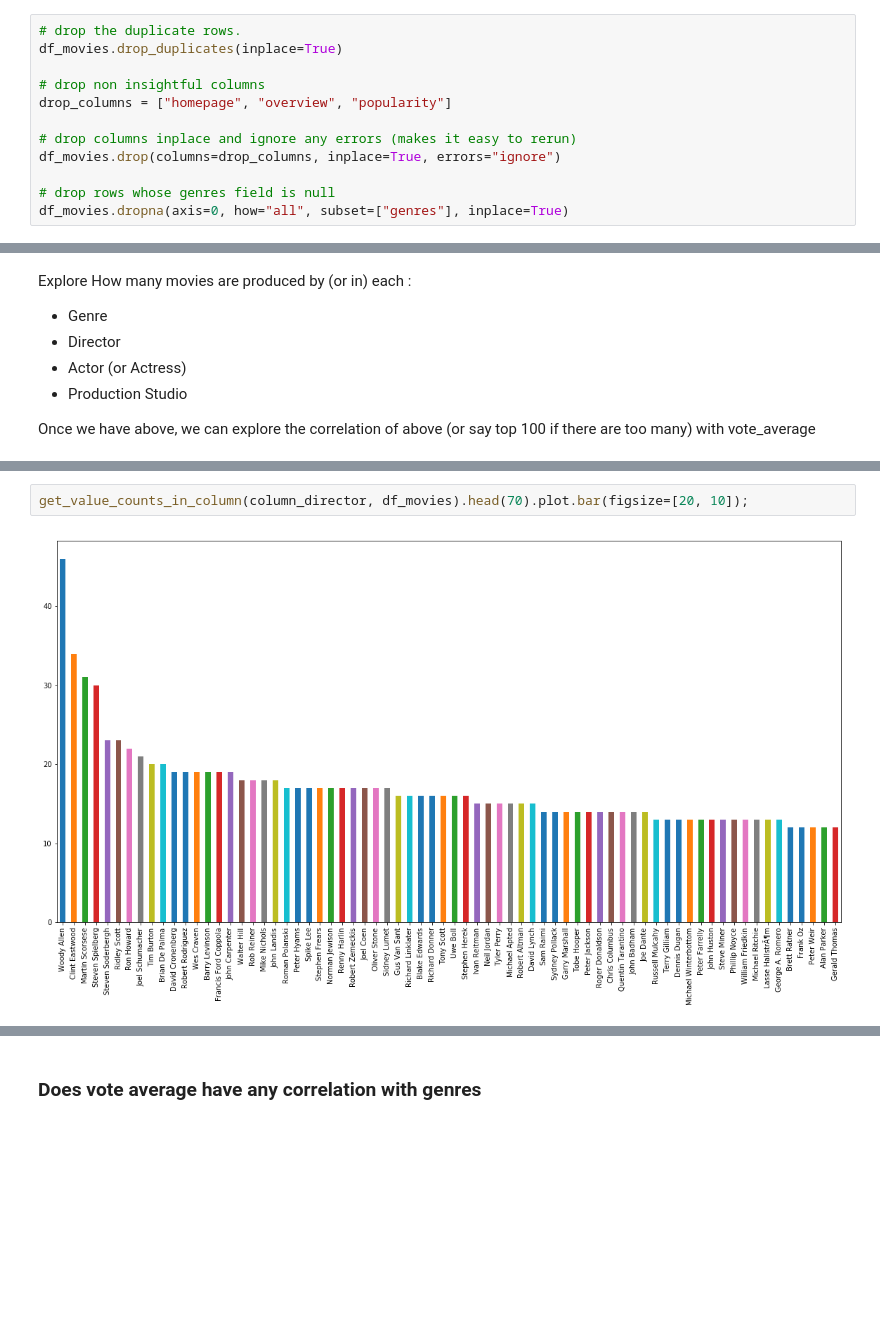
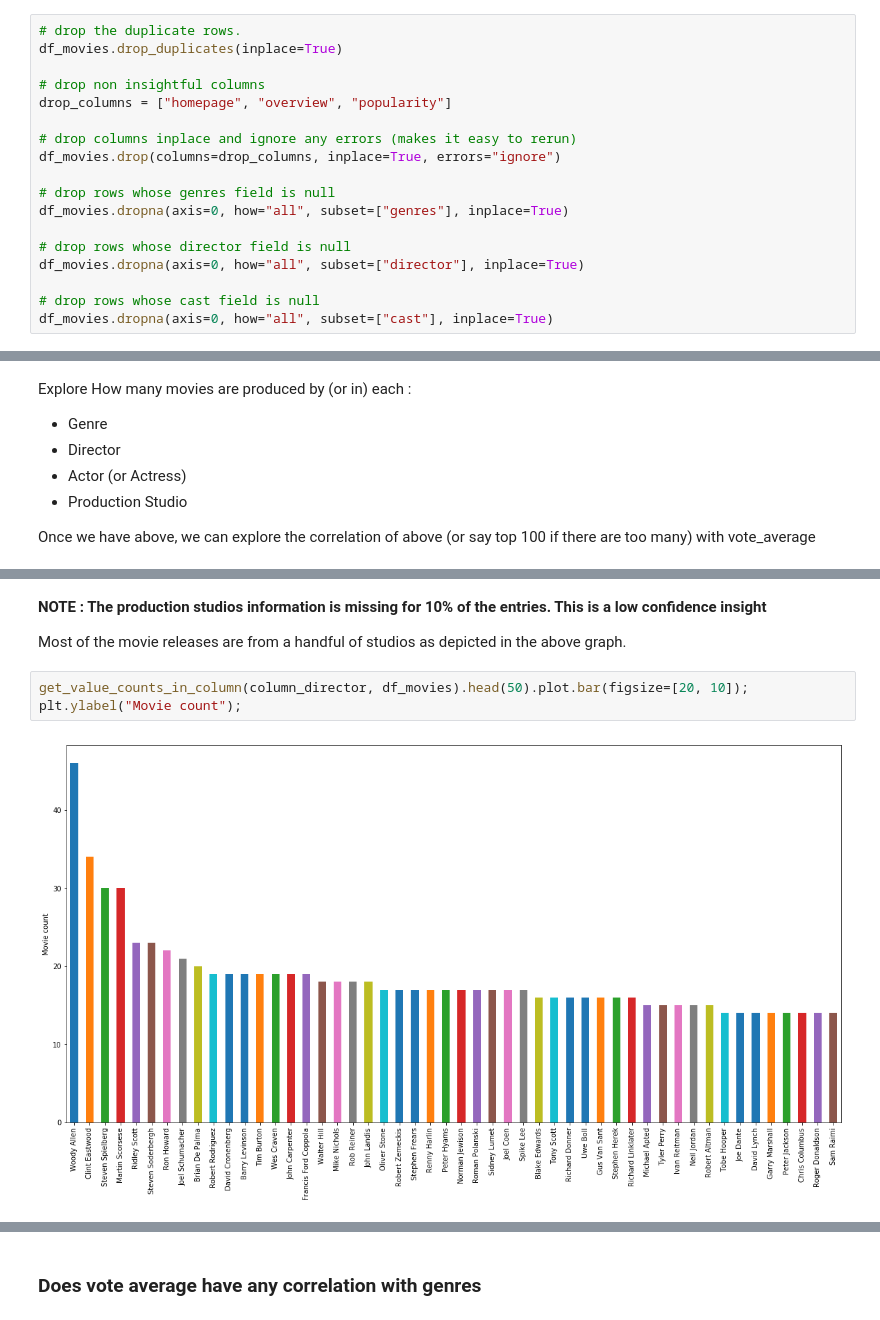
Before and after one commit to sahithiindarapu/tmdb_analysis, a Jupyter notebook: Investigate_a_Dataset.ipynb, the cells around one changed output, grey strips where cells are left out. Saved outputs shown, nothing was run; the diff lists cells and outputs as text; blank space fills up the shorter version.

```diff
--- a/Investigate_a_Dataset.ipynb
+++ b/Investigate_a_Dataset.ipynb
@@ -234,6 +232,12 @@ df_movies.drop(columns=drop_columns, inplace=True, errors="ignore")
 
 # drop rows whose genres field is null
 df_movies.dropna(axis=0, how="all", subset=["genres"], inplace=True)
+
+# drop rows whose director field is null
+df_movies.dropna(axis=0, how="all", subset=["director"], inplace=True)
+
+# drop rows whose cast field is null
+df_movies.dropna(axis=0, how="all", subset=["cast"], inplace=True)
 # %%
 # drop rows whose runtime field is null
 runtime_zero = df_movies.query("runtime == 0")
@@ -371,4 +382,9 @@ get_value_counts_in_column(column_production_companies, df_movies).head(50).plot
+# %% [markdown]
+**NOTE : The production studios information is missing for 10% of the entries. This is a low confidence insight**
+
+Most of the movie releases are from a handful of studios as depicted in the above graph.
 # %%
-get_value_counts_in_column(column_director, df_movies).head(70).plot.bar(figsize=[20, 10]);
+get_value_counts_in_column(column_director, df_movies).head(50).plot.bar(figsize=[20, 10]);
+plt.ylabel("Movie count");
 # %% [output]
-[figure, old version]
+[figure, new version]
```
Also changed, not shown: parts of 53 cells of this notebook.
